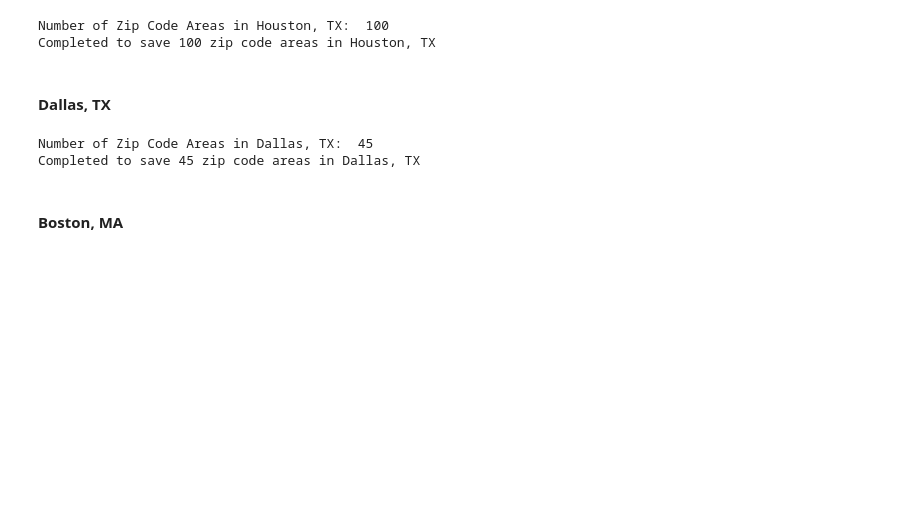
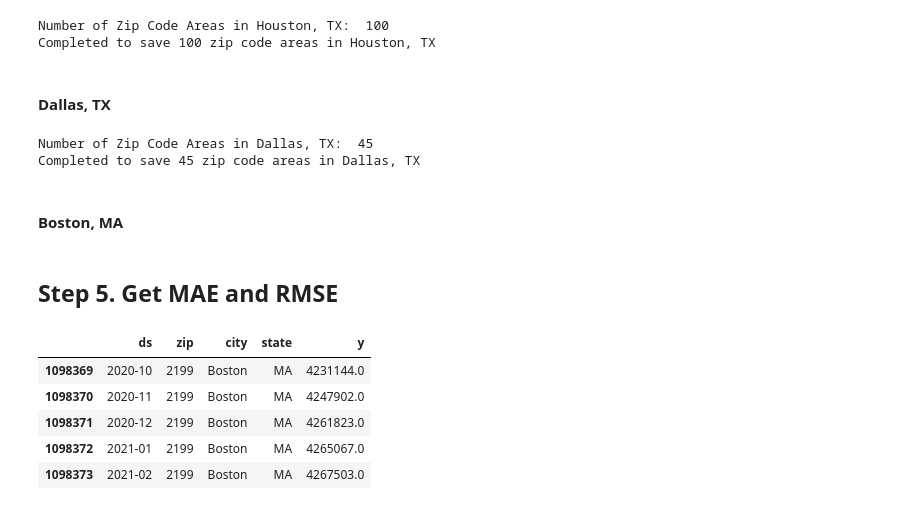
Before and after one commit to jeonghojo00/HousingPricePrediction, a Jupyter notebook: HousingPrice_Prophet_byZip.ipynb, the cells around one changed output. Saved outputs shown, nothing was run; the diff lists cells and outputs as text; code cells hidden in the pictures; blank space fills up the shorter version.

```diff
--- a/HousingPrice_Prophet_byZip.ipynb
+++ b/HousingPrice_Prophet_byZip.ipynb
@@ -405,3 +405,23 @@ for zip in zips:
 
 
 print("Completed to save "+str(len(zips))+" zip code areas in "+ city + ', '+ state)
+# %% [markdown]
+## Step 5. Get MAE and RMSE
+# %%
+df = load_data()
+# %%
+##### Get Dataset for a city to run simulations
+state = 'MA'
+city = 'Boston'
+city_df = get_city_df(df, state, city)
+city_df.loc[:,'ds'] = pd.to_datetime(city_df.loc[:,'ds'], format='%Y-%m-%d')
+city_df['ds'] = city_df['ds'].dt.strftime('%Y-%m')
+# %%
+city_df.tail()
+# %% [output]
+|  | ds | zip | city | state | y |
+| 1098369 | 2020-10 | 2199 | Boston | MA | 4231144.0 |
+| 1098370 | 2020-11 | 2199 | Boston | MA | 4247902.0 |
+| 1098371 | 2020-12 | 2199 | Boston | MA | 4261823.0 |
+| 1098372 | 2021-01 | 2199 | Boston | MA | 4265067.0 |
+| 1098373 | 2021-02 | 2199 | Boston | MA | 4267503.0 |
```
Also changed, not shown: parts of 12 cells of this notebook.
